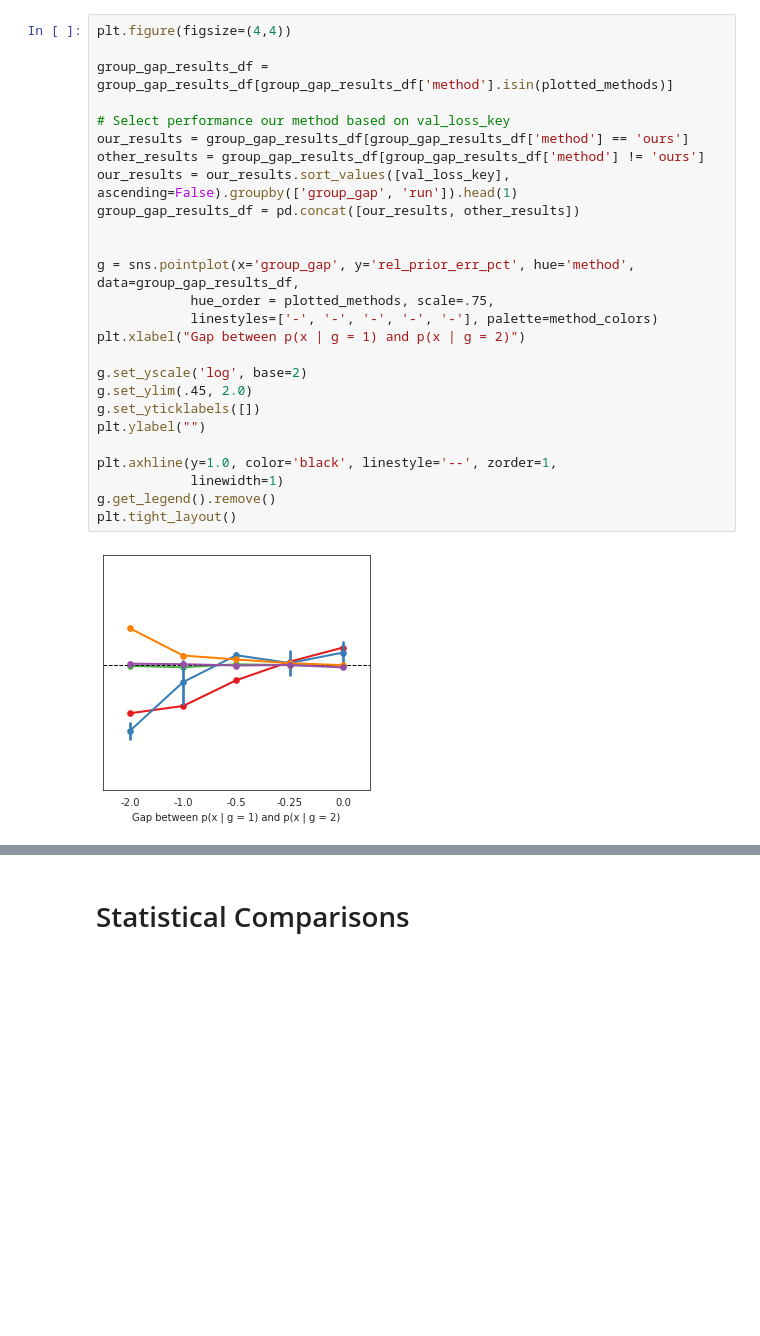
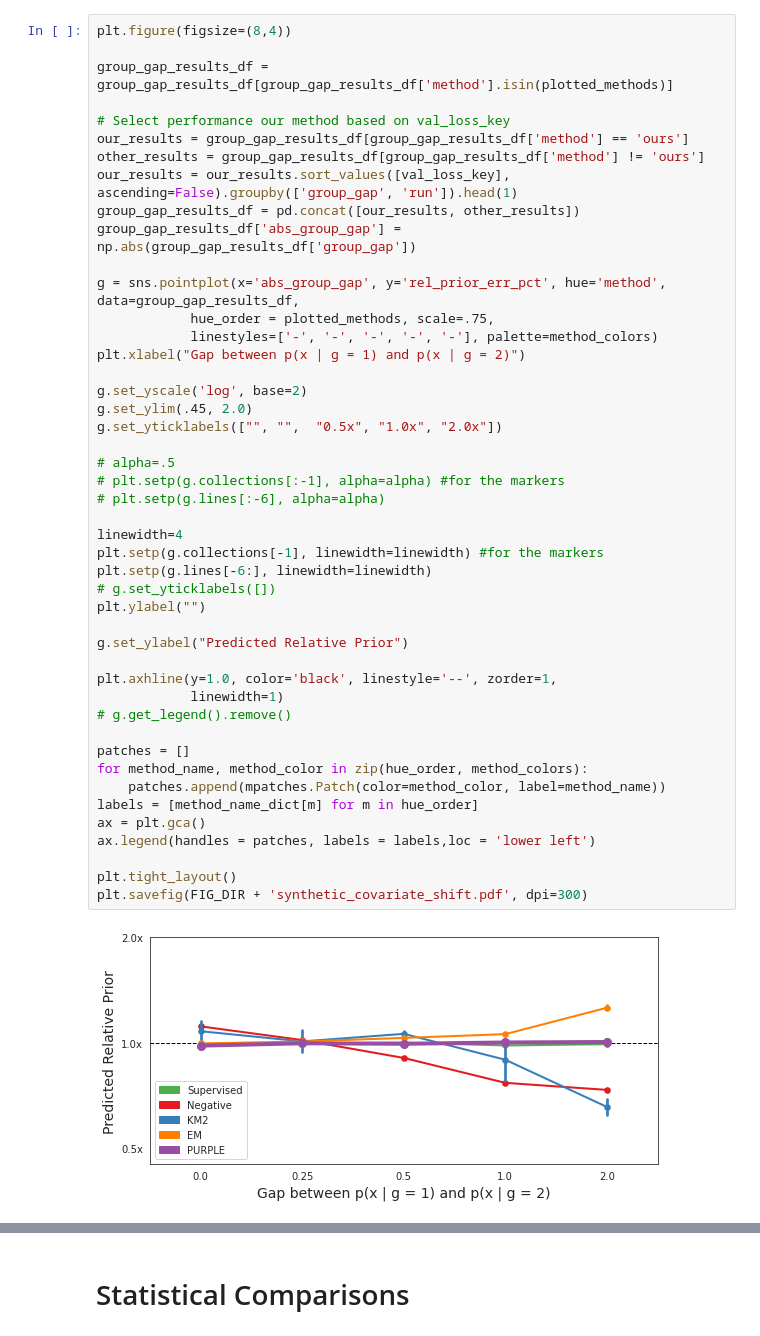
Before and after one commit to epierson9/invisible-conditions, a Jupyter notebook: relative_prevalence_benchmark/Figure 2 - Synthetic Results.ipynb, the cells around one changed output, grey strips where cells are left out. Saved outputs shown, nothing was run; the diff lists cells and outputs as text; blank space fills up the shorter version.

```diff
--- a/relative_prevalence_benchmark/Figure 2 - Synthetic Results.ipynb
+++ b/relative_prevalence_benchmark/Figure 2 - Synthetic Results.ipynb
@@ -177,28 +168,48 @@ plt.tight_layout()
 # %%
-plt.figure(figsize=(4,4))
+plt.figure(figsize=(8,4))
 
 group_gap_results_df = group_gap_results_df[group_gap_results_df['method'].isin(plotted_methods)]
 
 # Select performance our method based on val_loss_key
 our_results = group_gap_results_df[group_gap_results_df['method'] == 'ours']
 other_results = group_gap_results_df[group_gap_results_df['method'] != 'ours']
 our_results = our_results.sort_values([val_loss_key], ascending=False).groupby(['group_gap', 'run']).head(1)
 group_gap_results_df = pd.concat([our_results, other_results])
+group_gap_results_df['abs_group_gap'] = np.abs(group_gap_results_df['group_gap'])
 
-
-g = sns.pointplot(x='group_gap', y='rel_prior_err_pct', hue='method', data=group_gap_results_df,
+g = sns.pointplot(x='abs_group_gap', y='rel_prior_err_pct', hue='method', data=group_gap_results_df,
             hue_order = plotted_methods, scale=.75,
             linestyles=['-', '-', '-', '-', '-'], palette=method_colors)
 plt.xlabel("Gap between p(x | g = 1) and p(x | g = 2)")
 
 g.set_yscale('log', base=2)
 g.set_ylim(.45, 2.0)
-g.set_yticklabels([])
+g.set_yticklabels(["", "",  "0.5x", "1.0x", "2.0x"])
+
+# alpha=.5
+# plt.setp(g.collections[:-1], alpha=alpha) #for the markers
+# plt.setp(g.lines[:-6], alpha=alpha)
+
+linewidth=4
+plt.setp(g.collections[-1], linewidth=linewidth) #for the markers
+plt.setp(g.lines[-6:], linewidth=linewidth)
+# g.set_yticklabels([])
 plt.ylabel("")
+
+g.set_ylabel("Predicted Relative Prior")
 
 plt.axhline(y=1.0, color='black', linestyle='--', zorder=1,
             linewidth=1)
-g.get_legend().remove()
+# g.get_legend().remove()
+
+patches = []
+for method_name, method_color in zip(hue_order, method_colors):
+    patches.append(mpatches.Patch(color=method_color, label=method_name))
+labels = [method_name_dict[m] for m in hue_order]
+ax = plt.gca()
+ax.legend(handles = patches, labels = labels,loc = 'lower left')
+
 plt.tight_layout()
+plt.savefig(FIG_DIR + 'synthetic_covariate_shift.pdf', dpi=300)
 # %% [output]
-[figure, old version]
+[figure, new version]
```
Also changed, not shown: parts of 36 cells of this notebook, 57 other files.
